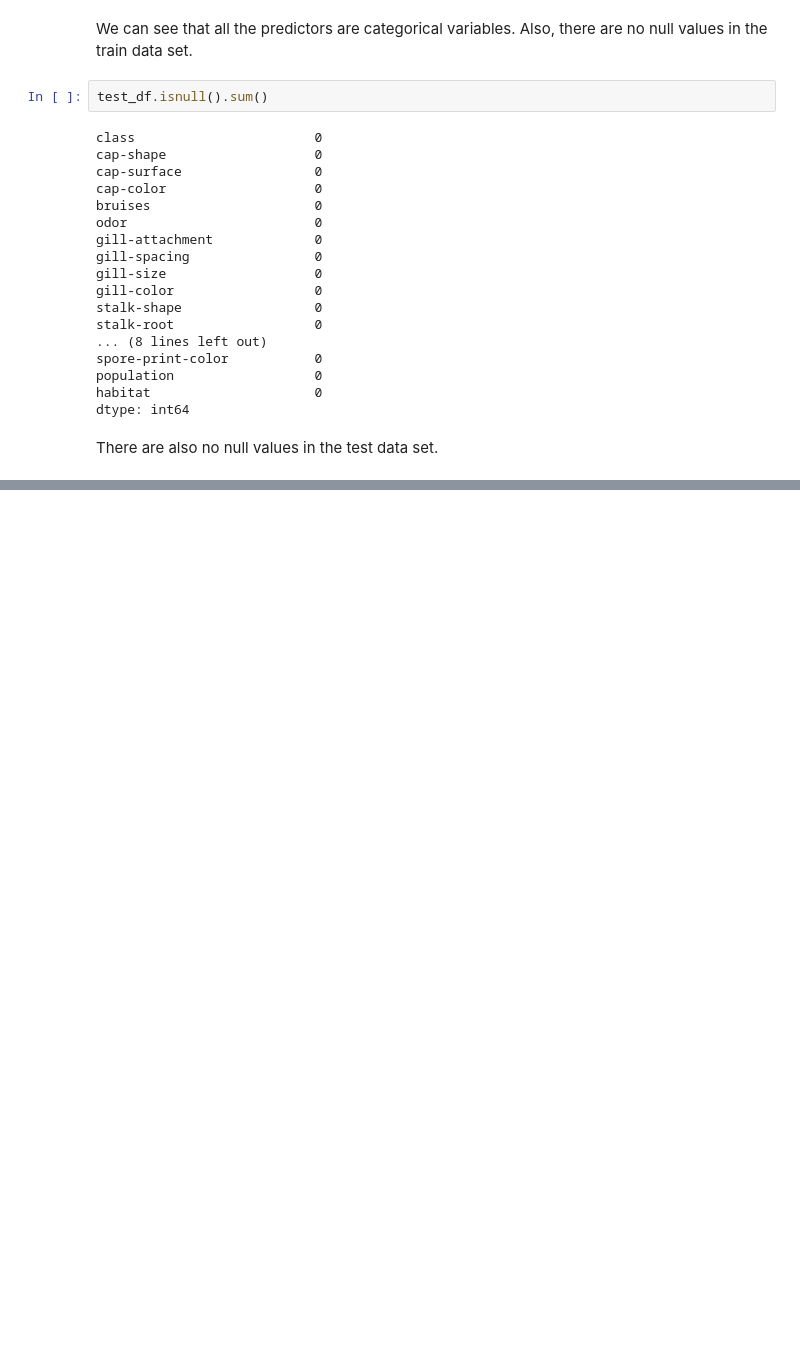
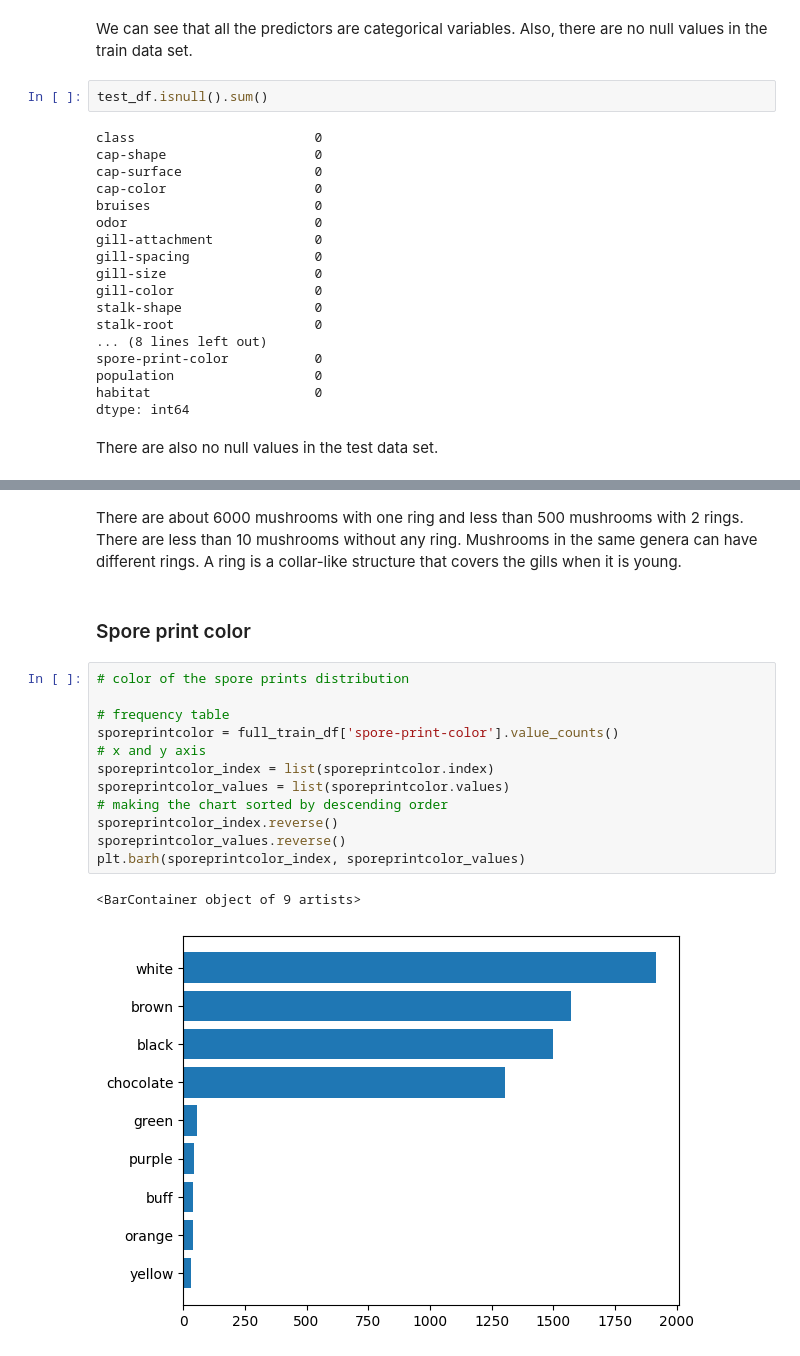
Before and after one commit to Emekadavid/mushroom-classification, a Jupyter notebook: notebook.ipynb, the cells around one changed output, grey strips where cells are left out. Cells and saved outputs as stored; diff of their text form; blank space fills up the shorter version.

```diff
--- a/notebook.ipynb
+++ b/notebook.ipynb
@@ -236,0 +287,19 @@ Let's examine the charts for select features.
+# %% [markdown]
+There are about 6000 mushrooms with one ring and less than 500 mushrooms with 2 rings. There are less than 10 mushrooms without any ring. Mushrooms in the same genera can have different rings. A ring is a collar-like structure that covers the gills when it is young.
+# %% [markdown]
+### Spore print color
+# %%
+# color of the spore prints distribution
+
+# frequency table
+sporeprintcolor = full_train_df['spore-print-color'].value_counts()
+# x and y axis
+sporeprintcolor_index = list(sporeprintcolor.index)
+sporeprintcolor_values = list(sporeprintcolor.values)
+# making the chart sorted by descending order
+sporeprintcolor_index.reverse()
+sporeprintcolor_values.reverse()
+plt.barh(sporeprintcolor_index, sporeprintcolor_values)
+# %% [output]
+<BarContainer object of 9 artists>
+[figure, added]
```
Also changed, not shown: parts of 33 cells of this notebook, 1 other file.
